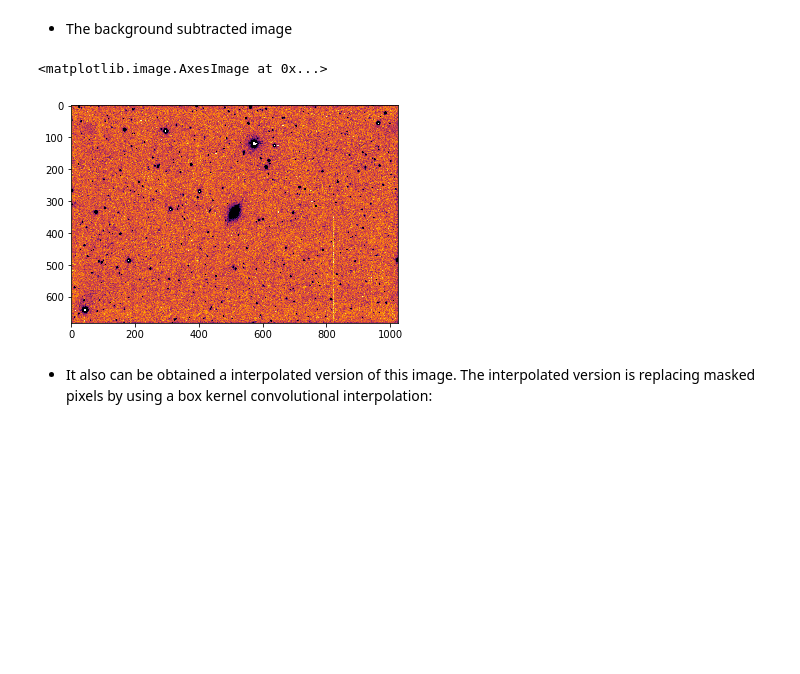
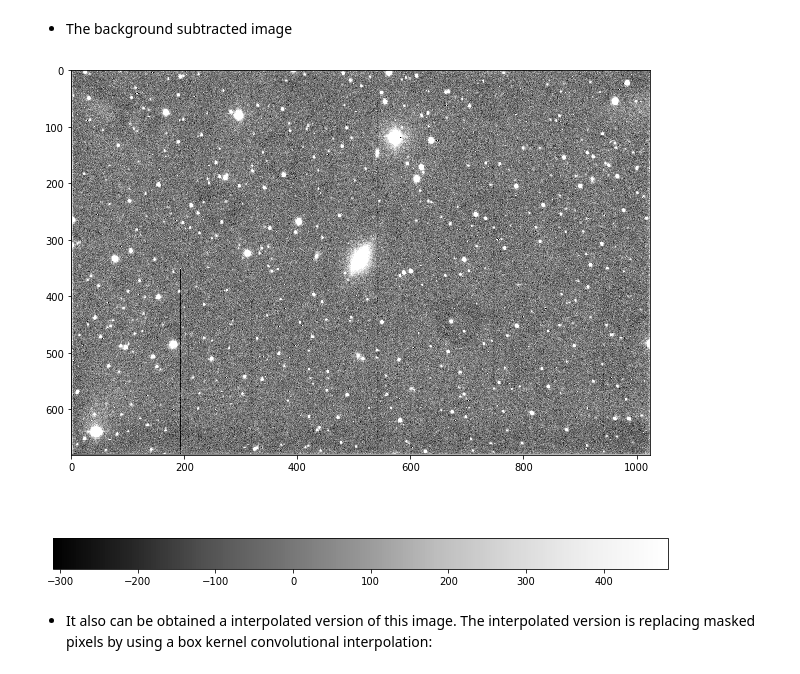
Before and after one commit to quatrope/ProperImage, a Jupyter notebook: docs/source/tutorial/Tutorial03.ipynb, the cells around one changed output. Saved outputs shown, nothing was run; the diff lists cells and outputs as text; code cells hidden in the pictures; blank space fills up the shorter version.

```diff
--- a/docs/source/tutorial/Tutorial03.ipynb
+++ b/docs/source/tutorial/Tutorial03.ipynb
@@ -85,11 +90,12 @@ As the background is being estimated only if accesed, then it prints the results
 # %%
 norm = ImageNormalize(img.bkg_sub_img, interval=ZScaleInterval(),
                       stretch=LinearStretch())
-
-plt.imshow(img.bkg_sub_img, cmap='inferno_r', norm=norm)
+plt.figure(figsize=(9,8))
+plt.imshow(img.bkg_sub_img, cmap='Greys_r', norm=norm)
+plt.colorbar(orientation='horizontal')
+plt.tight_layout()
 # %% [output]
-<matplotlib.image.AxesImage at 0x...>
-[figure, old version]
+[figure, new version]
 # %% [markdown]
 * It also can be obtained a interpolated version of this image. The interpolated version is replacing masked pixels by using a box kernel convolutional interpolation:
 # %%
```
Also changed, not shown: parts of 17 cells of this notebook, 5 other files.
